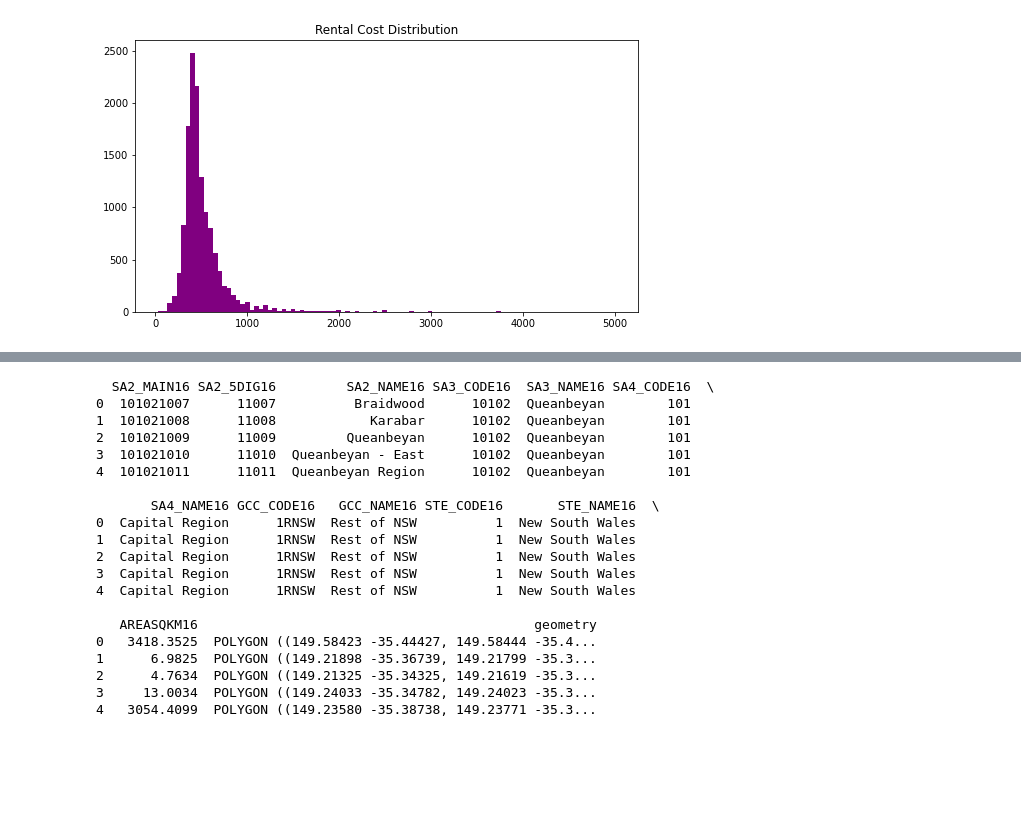
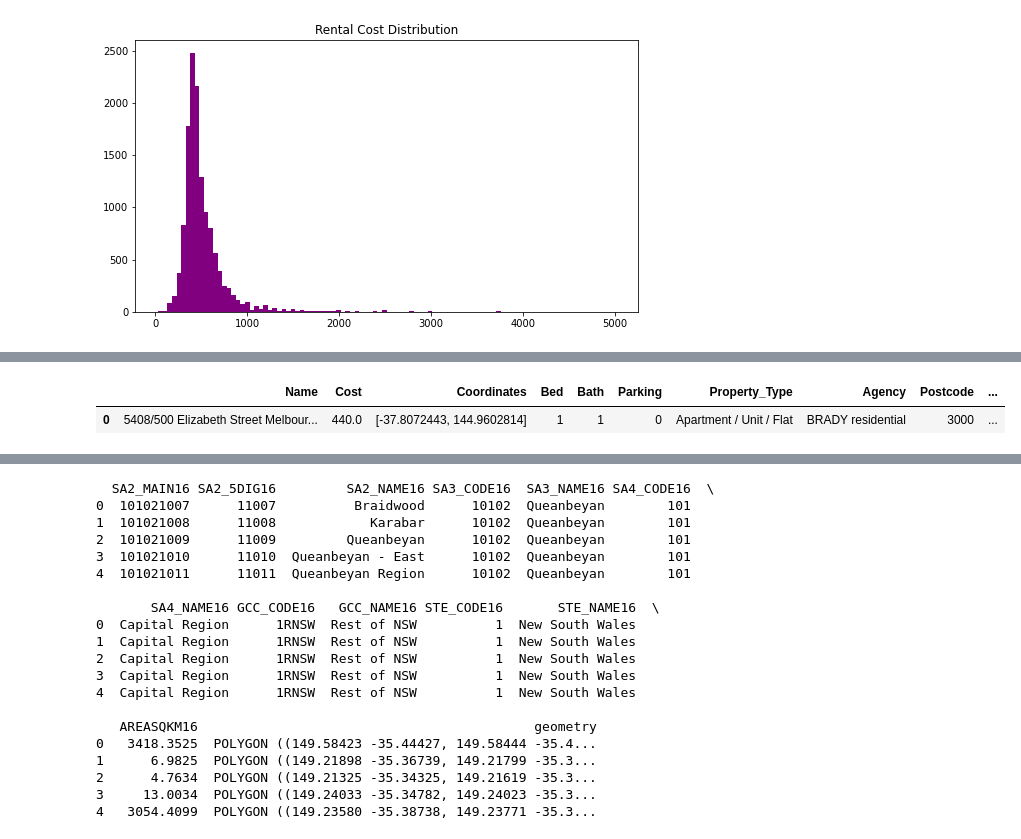
Before and after one commit to MAST30034-Applied-Data-Science/generic-real-estate-consulting-project-group-42, a Jupyter notebook: notebooks/analysis_properties.ipynb, the cells around one changed output, grey strips where cells are left out. Drawn from its saved outputs; the diff is of its cells as text; code cells hidden in the pictures; blank space fills up the shorter version.

```diff
--- a/notebooks/analysis_properties.ipynb
+++ b/notebooks/analysis_properties.ipynb
@@ -32 +60,8 @@ properties = properties.rename({'SA2_MAINCODE_2011':'SA2'})
+# %%
+properties['SA2_MAINCODE_2011'] = (properties['SA2_MAINCODE_2011'].astype(int)).astype(str)
+properties = pd.merge(properties, income, left_on='SA2_MAINCODE_2011', right_on='SA2')
+properties.head(1)
+# %% [output]
+|  | Name | Cost | Coordinates | Bed | Bath | Parking | Property_Type | Agency | Postcode | ... |
+| 0 | 5408/500 Elizabeth Street Melbour... | 440.0 | [-37.8072443, 144.9602814] | 1 | 1 | 0 | Apartment / Unit / Flat | BRADY residential | 3000 | ... |
 # %%
```
Also changed, not shown: parts of 9 cells of this notebook, 2 other files.
